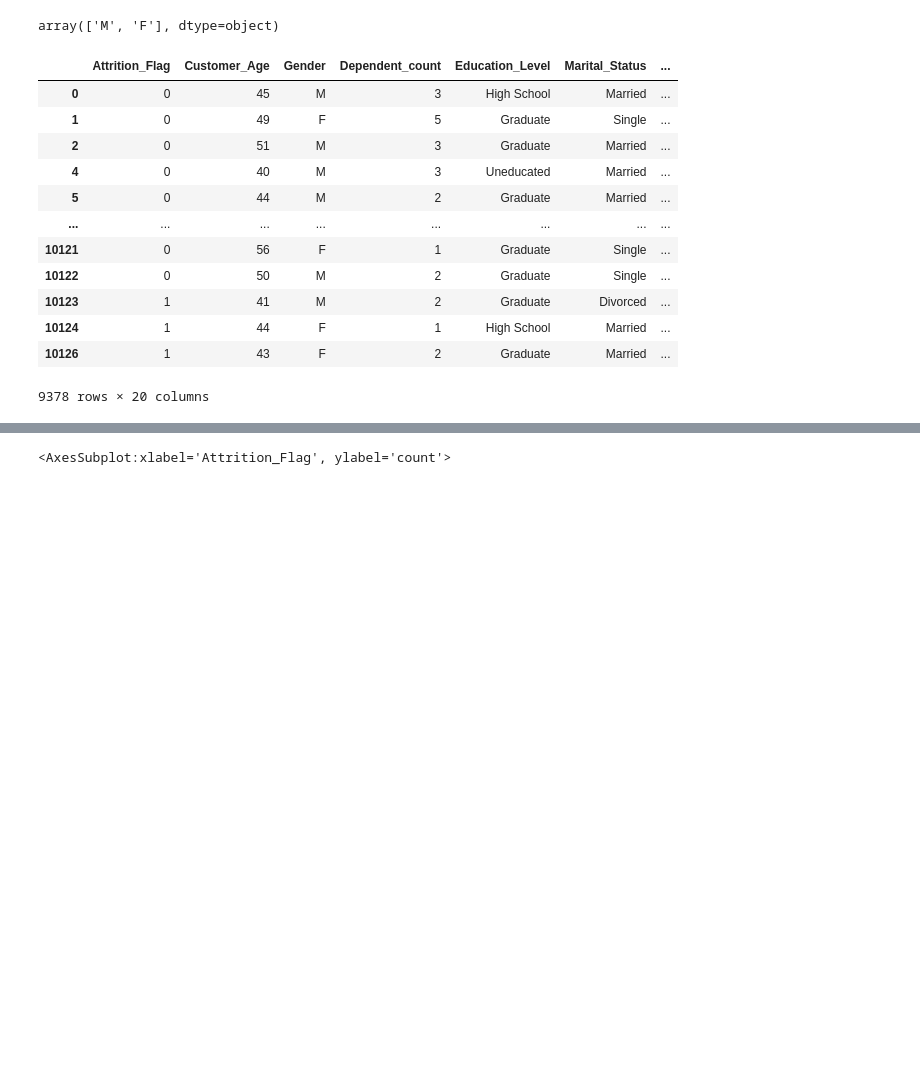
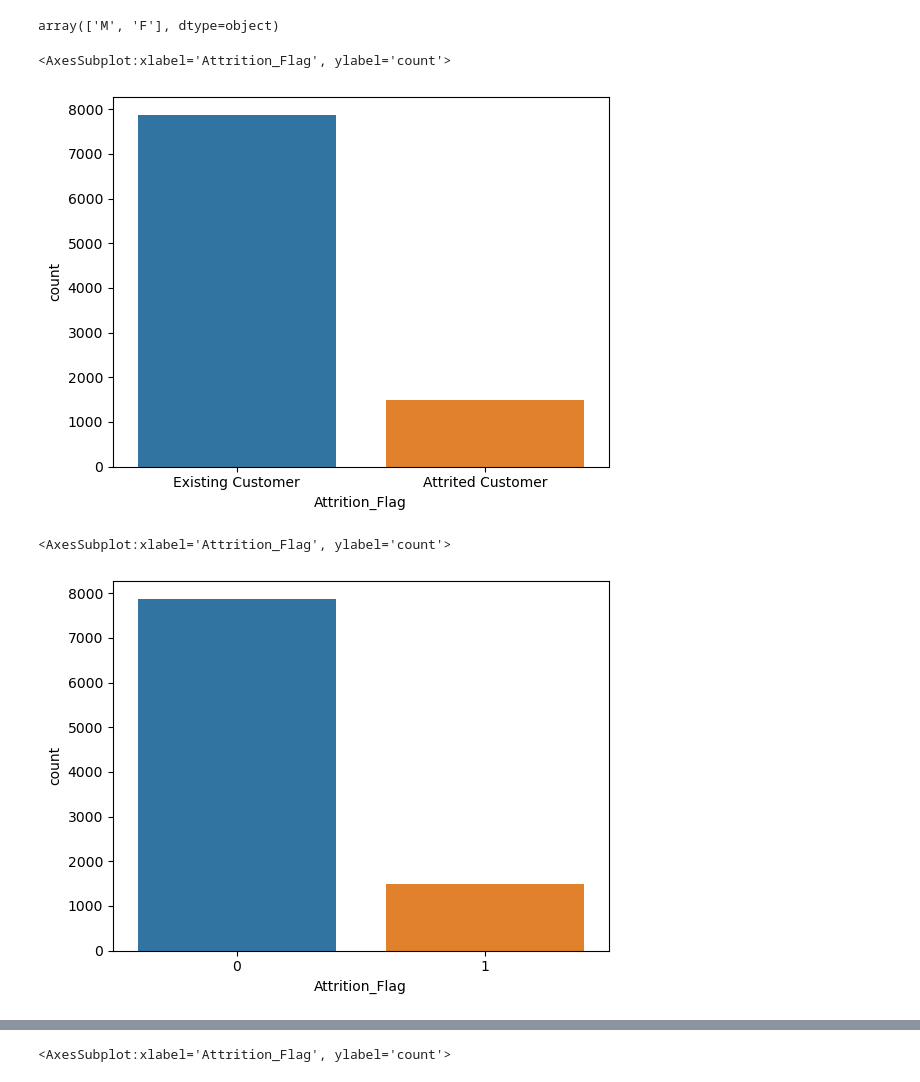
Before and after one commit to ishmaSenaweera/ML-credit_card_user_churn_data, a Jupyter notebook: ML_Assignment01_Credit_Card_User_Churn_Data.ipynb, the cells around one changed output, grey strips where cells are left out. Drawn from its saved outputs; the diff is of its cells as text; code cells hidden in the pictures; blank space fills up the shorter version.

```diff
--- a/ML_Assignment01_Credit_Card_User_Churn_Data.ipynb
+++ b/ML_Assignment01_Credit_Card_User_Churn_Data.ipynb
@@ -173,4 +173,10 @@ def binary_encoding(df, column, positive_value):
     df = df.copy()
     df[column] = df[column].apply(lambda x: 1 if x == positive_value else 0)
     return df
+# %%
+# Plot the count of each value in the "Attrition_Flag" column before binary mapping
+sns.countplot(x='Attrition_Flag', data=credit_card_user_churn_data)
+# %% [output]
+<AxesSubplot:xlabel='Attrition_Flag', ylabel='count'>
+[figure, added]
 # %%
@@ -178,17 +184,7 @@ def binary_encoding(df, column, positive_value):
 credit_card_user_churn_data = binary_encoding(credit_card_user_churn_data, column='Attrition_Flag', positive_value='Attrited Customer')
 # %%
-credit_card_user_churn_data
+# Plot the count of each value in the "Attrition_Flag" column after binary mapping
+sns.countplot(x='Attrition_Flag', data=credit_card_user_churn_data)
 # %% [output]
-|  | Attrition_Flag | Customer_Age | Gender | Dependent_count | Education_Level | Marital_Status | ... |
-| 0 | 0 | 45 | M | 3 | High School | Married | ... |
-| 1 | 0 | 49 | F | 5 | Graduate | Single | ... |
-| 2 | 0 | 51 | M | 3 | Graduate | Married | ... |
-| 4 | 0 | 40 | M | 3 | Uneducated | Married | ... |
-| 5 | 0 | 44 | M | 2 | Graduate | Married | ... |
-| ... | ... | ... | ... | ... | ... | ... | ... |
-| 10121 | 0 | 56 | F | 1 | Graduate | Single | ... |
-| 10122 | 0 | 50 | M | 2 | Graduate | Single | ... |
-| 10123 | 1 | 41 | M | 2 | Graduate | Divorced | ... |
-| 10124 | 1 | 44 | F | 1 | High School | Married | ... |
-| 10126 | 1 | 43 | F | 2 | Graduate | Married | ... |
-9378 rows × 20 columns
+<AxesSubplot:xlabel='Attrition_Flag', ylabel='count'>
+[figure, added]
```
Also changed, not shown: parts of 7 cells of this notebook.
